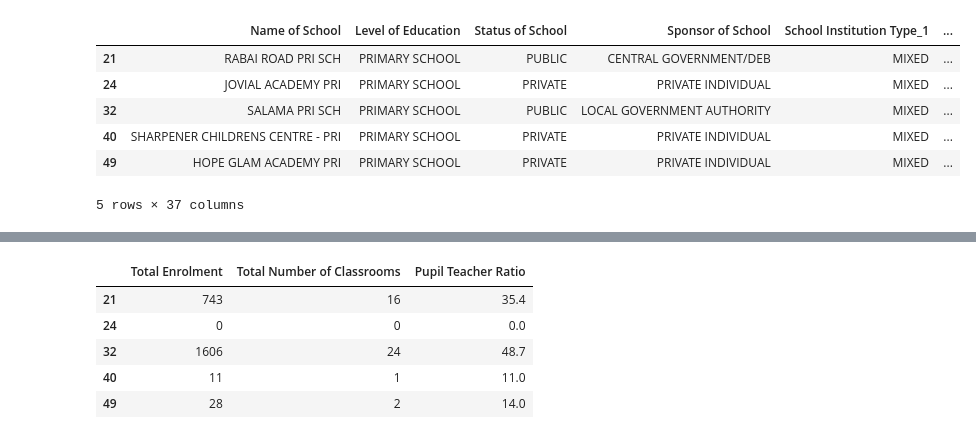
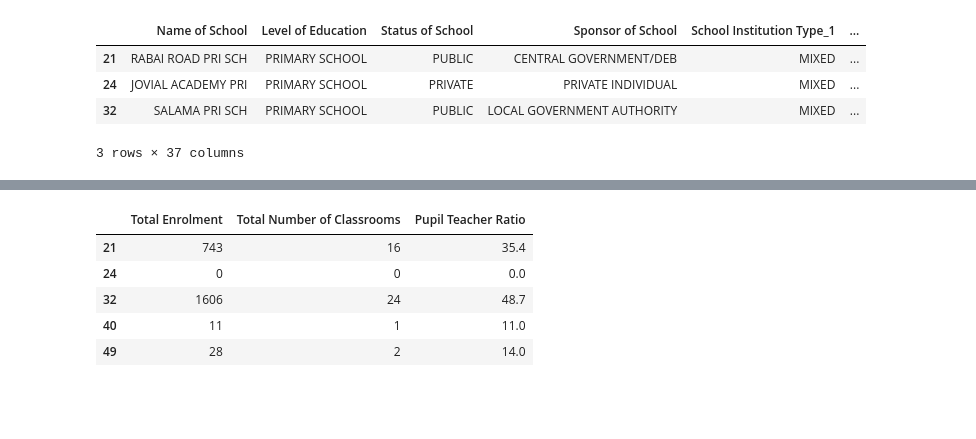
Before and after one commit to Yeghon/CCI508, a Jupyter notebook: multivariate test 02.ipynb, the cells around one changed output, grey strips where cells are left out. Cells and saved outputs as stored; diff of their text form; code cells hidden in the pictures; blank space fills up the shorter version.

```diff
--- a/multivariate test 02.ipynb
+++ b/multivariate test 02.ipynb
@@ -17,12 +15,10 @@ df.head()
 # %%
 ''' Extract Nairobi dataset'''
 df = df.loc[df['County']=='NAIROBI']
-df.head()
+df.head(3)
 # %% [output]
 |  | Name of School | Level of Education | Status of School | Sponsor of School | School Institution Type_1 | ... |
 | 21 | RABAI ROAD PRI SCH | PRIMARY SCHOOL | PUBLIC | CENTRAL GOVERNMENT/DEB | MIXED | ... |
 | 24 | JOVIAL ACADEMY PRI | PRIMARY SCHOOL | PRIVATE | PRIVATE INDIVIDUAL | MIXED | ... |
 | 32 | SALAMA PRI SCH | PRIMARY SCHOOL | PUBLIC | LOCAL GOVERNMENT AUTHORITY | MIXED | ... |
-| 40 | SHARPENER CHILDRENS CENTRE - PRI | PRIMARY SCHOOL | PRIVATE | PRIVATE INDIVIDUAL | MIXED | ... |
-| 49 | HOPE GLAM ACADEMY PRI | PRIMARY SCHOOL | PRIVATE | PRIVATE INDIVIDUAL | MIXED | ... |
-5 rows × 37 columns
+3 rows × 37 columns
```
Also changed, not shown: parts of 4 cells of this notebook.
